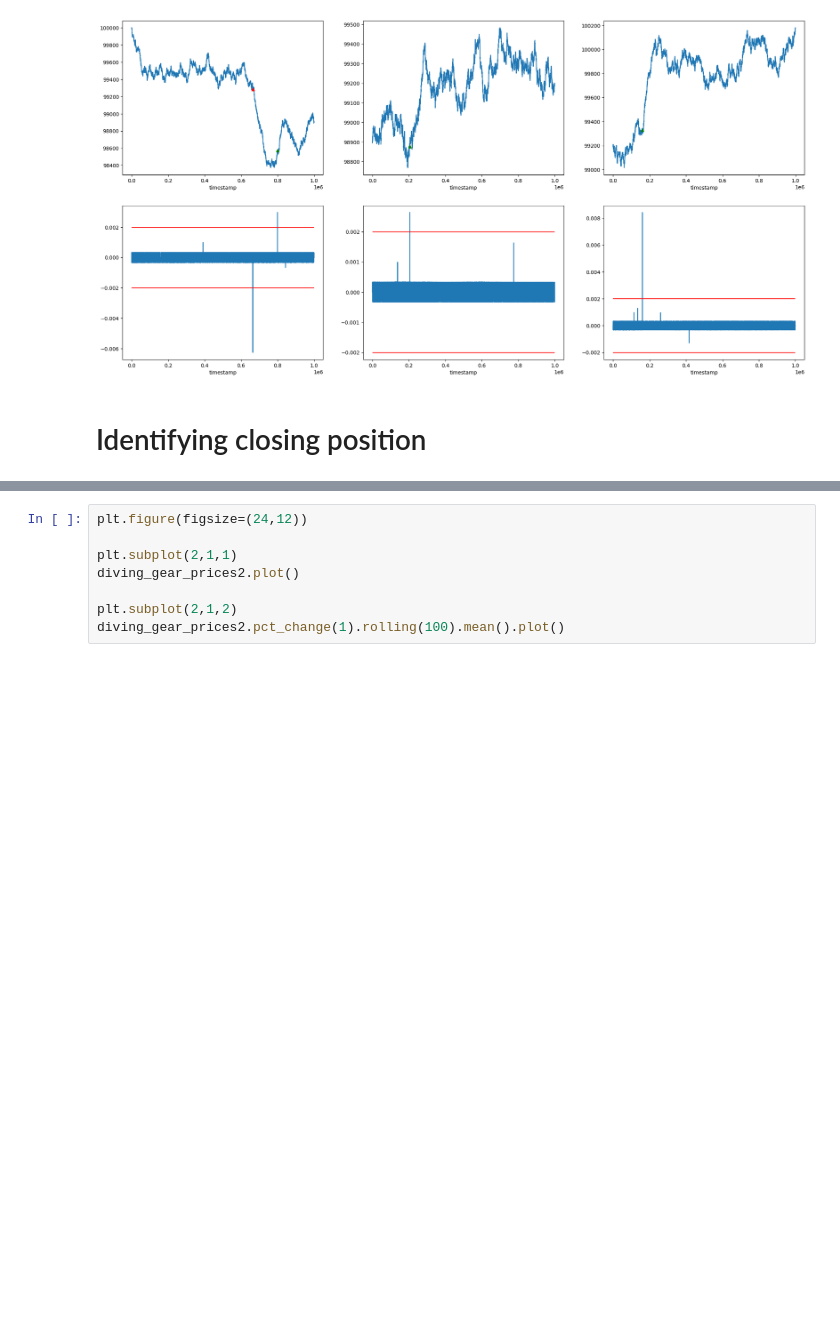
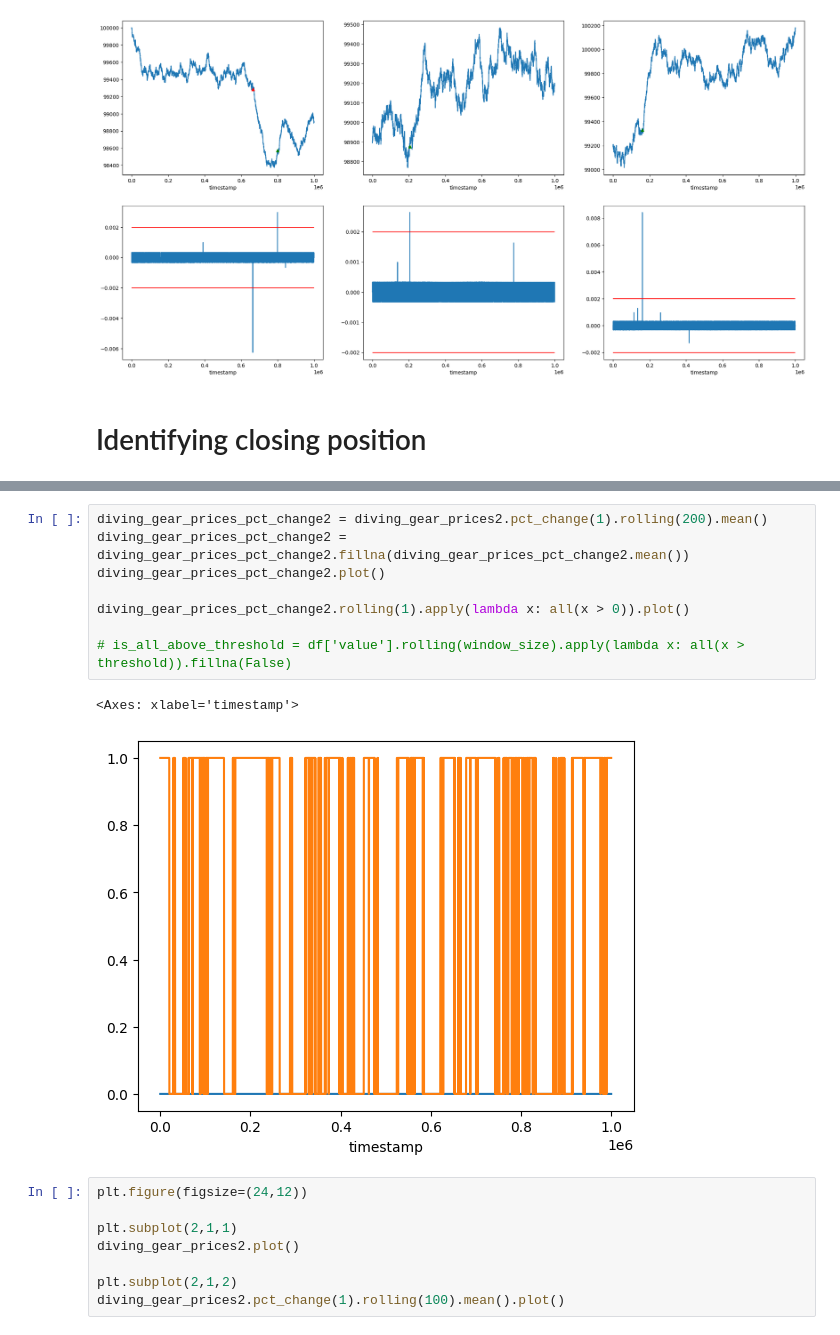
Before and after one commit to nicolassinott/IMC_Prosperity, a Jupyter notebook: notebooks/05-round3-diving_gear.ipynb, the cells around one changed output, grey strips where cells are left out. Saved outputs shown, nothing was run; the diff lists cells and outputs as text; blank space fills up the shorter version.

```diff
--- a/notebooks/05-round3-diving_gear.ipynb
+++ b/notebooks/05-round3-diving_gear.ipynb
@@ -177,3 +532,14 @@ plt.hlines([0], 0,1e6, colors=['red'])
+# %%
+diving_gear_prices_pct_change2 = diving_gear_prices2.pct_change(1).rolling(200).mean()
+diving_gear_prices_pct_change2 = diving_gear_prices_pct_change2.fillna(diving_gear_prices_pct_change2.mean())
+diving_gear_prices_pct_change2.plot()
+
+diving_gear_prices_pct_change2.rolling(1).apply(lambda x: all(x > 0)).plot()
+
+# is_all_above_threshold = df['value'].rolling(window_size).apply(lambda x: all(x > threshold)).fillna(False)
+# %% [output]
+<Axes: xlabel='timestamp'>
+[figure, added]
 # %%
 plt.figure(figsize=(24,12))
 
```
Also changed, not shown: parts of 22 cells of this notebook.
